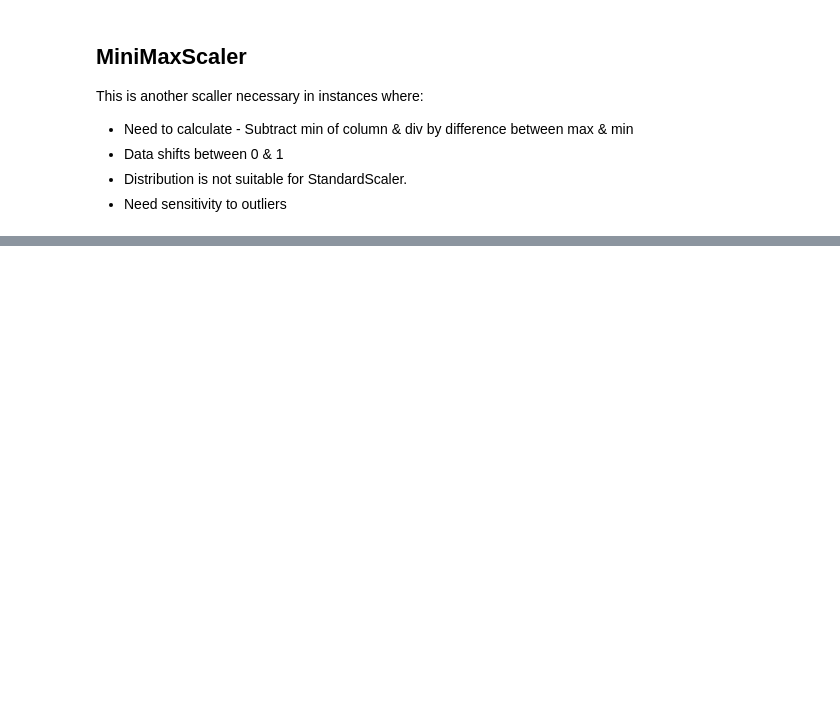
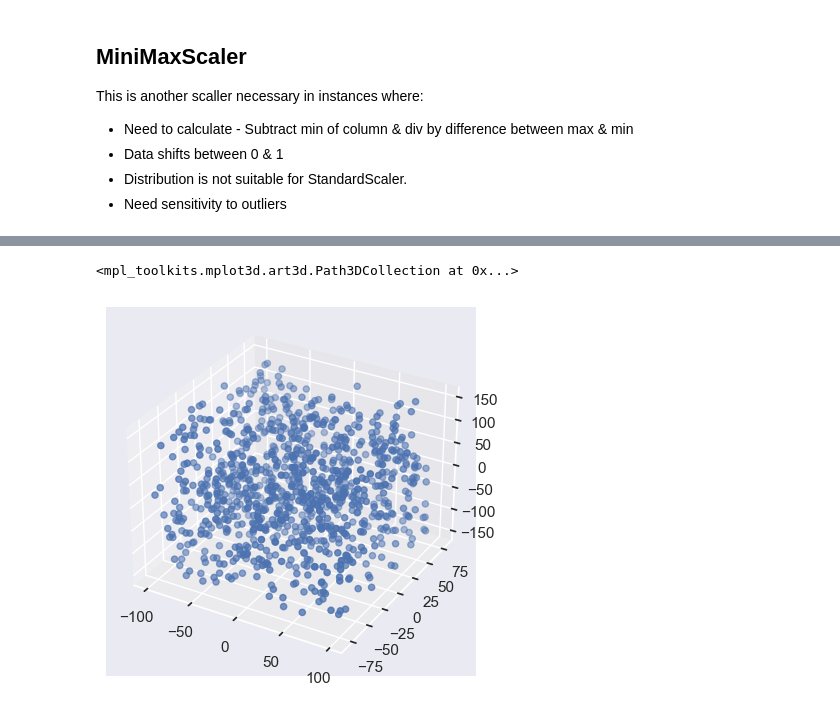
Before and after one commit to johnmoses/zero-to-hero-python-ai, a Jupyter notebook: Data/preprocessing.ipynb, the cells around one changed output, grey strips where cells are left out. Saved outputs shown, nothing was run; the diff lists cells and outputs as text; code cells hidden in the pictures; blank space fills up the shorter version.

```diff
--- a/Data/preprocessing.ipynb
+++ b/Data/preprocessing.ipynb
@@ -75,0 +115,13 @@ df.plot.kde()
+# %%
+df = pd.DataFrame({
+    'x1': np.random.randint(-100, 100, 1000).astype(float),
+    'y1': np.random.randint(-80, 80, 1000).astype(float),
+    'z1': np.random.randint(-150, 150, 1000).astype(float),
+})
+# %%
+fig = plt.figure()
+ax = plt.axes(projection='3d')
+ax.scatter3D(df.x1, df.y1, df.z1)
+# %% [output]
+<mpl_toolkits.mplot3d.art3d.Path3DCollection at 0x...>
+[figure, added]
```
Also changed, not shown: parts of 25 cells of this notebook.
